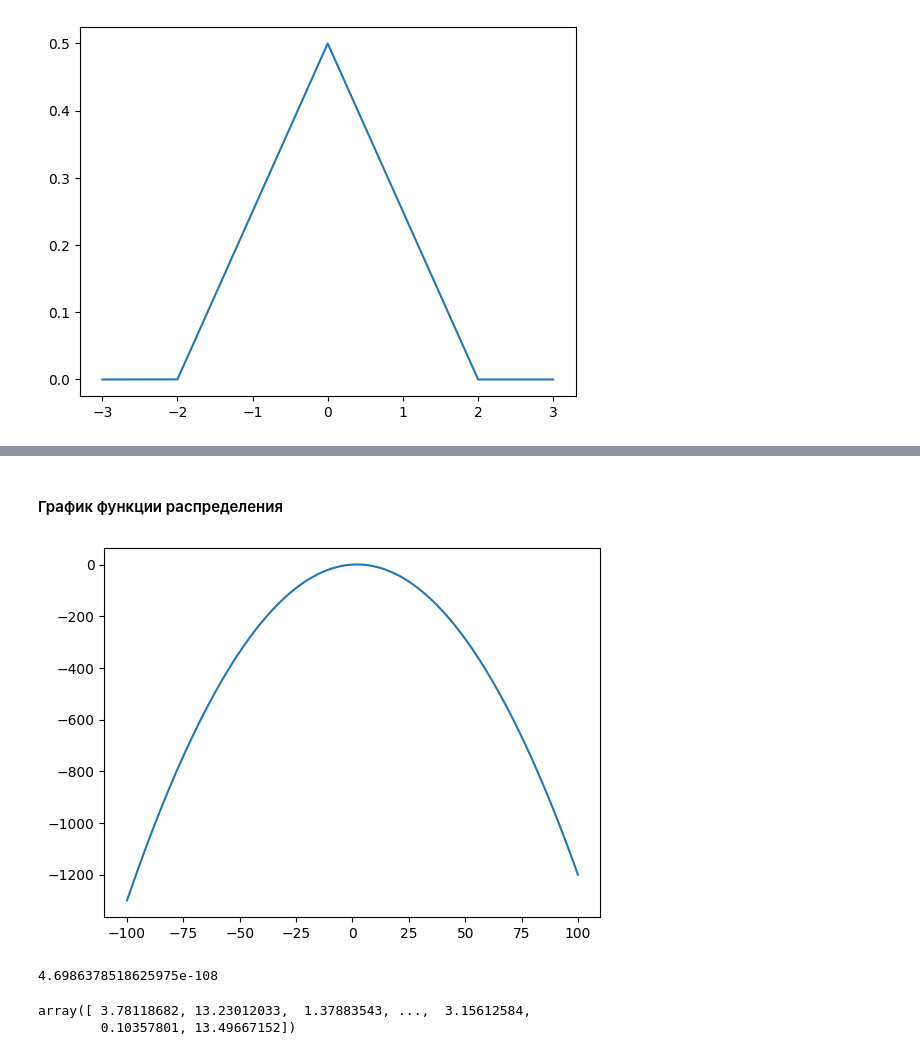
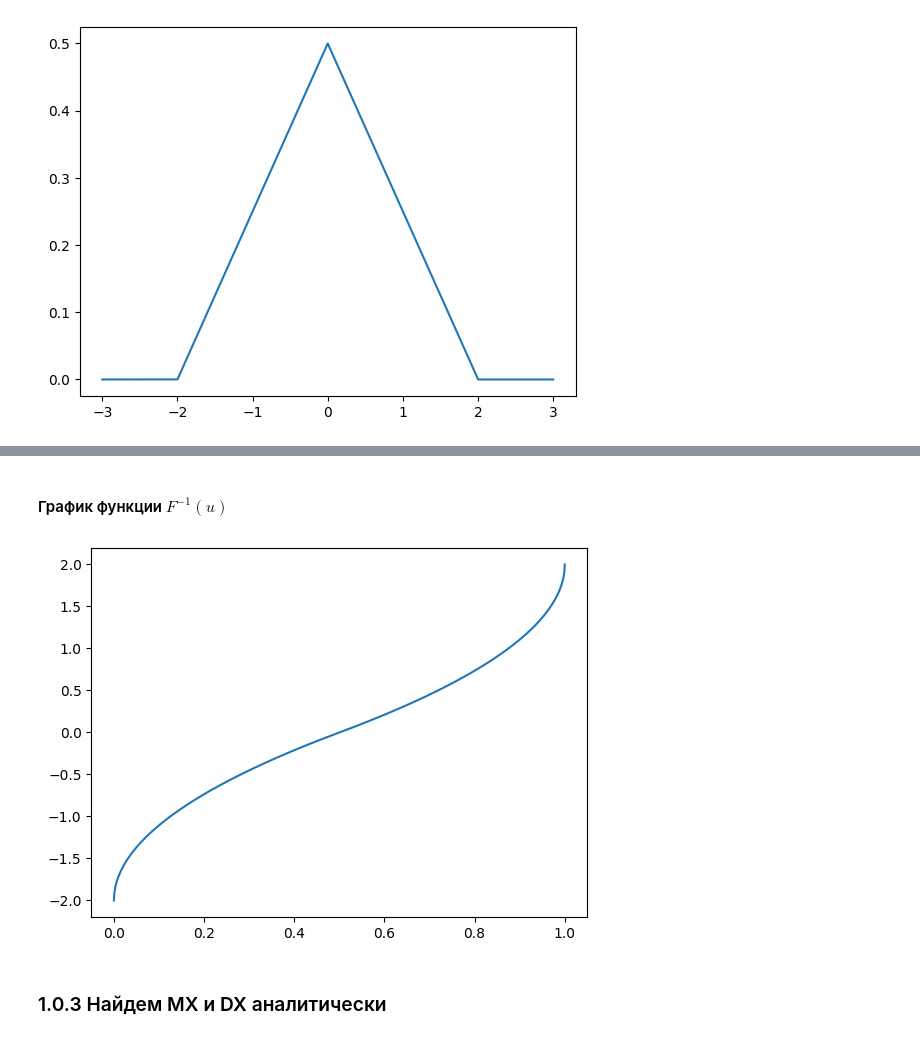
Before and after one commit to snailUlitka/probability_theory, a Jupyter notebook: src/volume_2.ipynb, the cells around one changed output, grey strips where cells are left out. Drawn from its saved outputs; the diff is of its cells as text; code cells hidden in the pictures.

```diff
--- a/src/volume_2.ipynb
+++ b/src/volume_2.ipynb
@@ -75,9 +90,16 @@ def f(x):
         return 0
     else:
         return (1 - abs(x) / a) / a
-# %%
-def F(x):
-    return (x / 2) - (x**2 / 8)
+# %%
+def F(x):
+    if x < -2:
+        return 0
+    elif -2 <= x < 0:
+        return 0.5 + 0.5 * x + 0.125 * x**2
+    elif 0 <= x <= 2:
+        return 0.5 + 0.5 * x - 0.125 * x**2
+    else:
+        return 1
 # %% [markdown]
 #### График функции плотности распределения
 # %%
@@ -89,0 +115,5 @@ plt.show()
+# %%
+x = np.linspace(-3, 3, 100_000)
+y = [F(val) for val in x]
+plt.plot(x, y)
+plt.show()
@@ -90,31 +166,17 @@ plt.show()
+# %%
+def invF(y: float) -> float | None:
+    if 0 <= y < 0.5:
+        return (8 * y)**0.5 - 2
+    elif 0.5 <= y <= 1:
+        return 2 - (8 * (1 - y))**0.5
 # %% [markdown]
-#### График функции распределения
+#### График функции $F^{-1}(u)$
 # %%
-x = np.linspace(-100, 100, 100_000)
-y = [F(val) for val in x]
+x = np.linspace(0, 1, 1000)
+y = [invF(val) for val in x]
 plt.plot(x, y)
 plt.show()
 # %% [output]
-[figure, old version]
+[figure, new version]
-# %%
-MX = 3.9
-DX = 4.3
-SIGMA = np.sqrt(DX)
-
-def ff(x, mean, sd):
-    return (np.pi*sd) * np.exp(-0.5*((x-mean)/sd)**2)#(1 / (SIGMA * np.sqrt(2 * np.pi))) * np.exp(-((x - MX)**2 / (2 * DX)))
-
-ff(100, MX, DX)
-# %% [output]
-4.6986378518625975e-108
-# %%
-from random import random
-
-res = np.zeros(100_000)
-for i in range(100_000):
-    res[i] = ff(random() * 10 + random() * 10, MX, DX)
-
-res
-# %% [output]
-array([ 3.78118682, 13.23012033,  1.37883543, ...,  3.15612584,
-        0.10357801, 13.49667152])
+# %% [markdown]
+### 1.0.3 Найдем MX и DX аналитически
```
Also changed, not shown: parts of 18 cells of this notebook.
